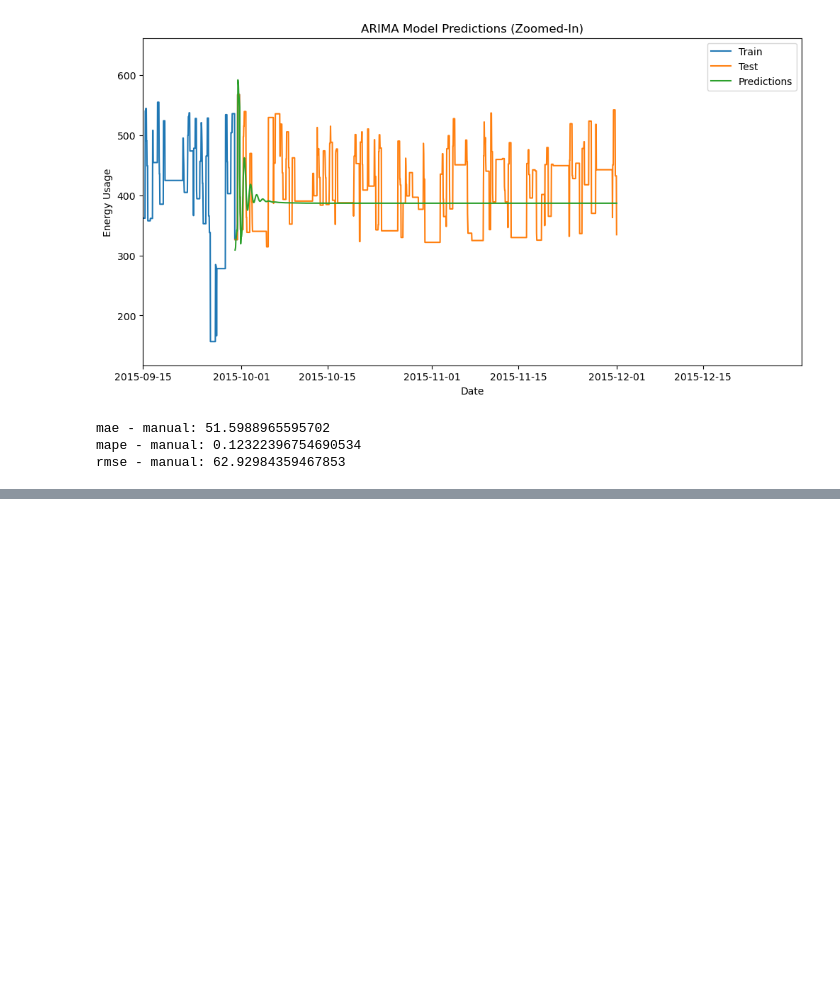
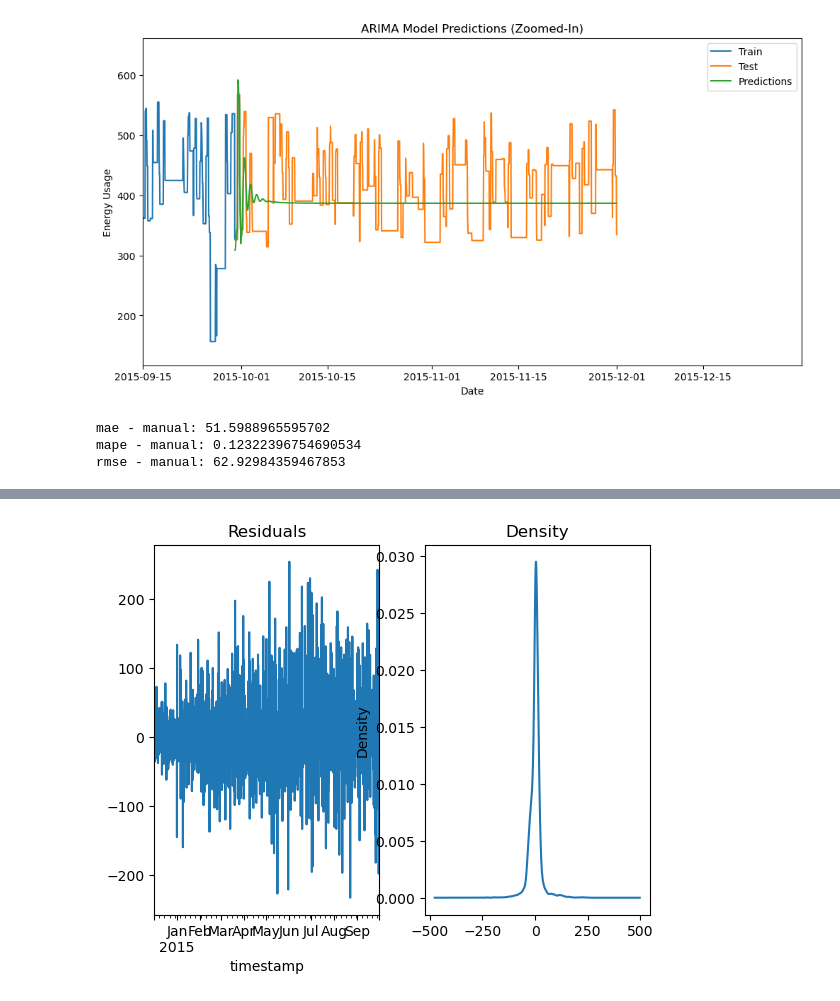
Before and after one commit to climaco-sarmiento/my-phd-project, a Jupyter notebook: model-studies/ARIMA6.ipynb, the cells around one changed output, grey strips where cells are left out. Cells and saved outputs as stored; diff of their text form; code cells hidden in the pictures; blank space fills up the shorter version.

```diff
--- a/model-studies/ARIMA6.ipynb
+++ b/model-studies/ARIMA6.ipynb
@@ -185,0 +213,12 @@ Performing stepwise search to minimize aic
+# %%
+from statsmodels.tsa.statespace.sarimax import SARIMAX
+
+# Create the SARIMAX model with the desired order and seasonal_order
+model = SARIMAX(train, order=(2, 0, 0), seasonal_order=(1, 0, 2, 24))
+
+# Fit the SARIMAX model with the selected parameters and initial values
+fitted_model = model.fit(start_params=[0.1, 0.1, 0.1, 0.1, 0.1, 0.1, 0.1])
+fitted_model = model.fit(start_params=initial_params, method='Newton')
+
+# Print the model summary
+print(fitted_model.summary())
@@ -185,0 +274,9 @@ Performing stepwise search to minimize aic
+# %%
+# Evaluating the residuals
+residuals = fitted_model.resid[1:]
+fig, ax = plt.subplots(1,2)
+residuals.plot(title='Residuals', ax=ax[0])
+residuals.plot(title='Density', kind='kde', ax=ax[1])
+plt.show()
+# %% [output]
+[figure, added]
```
Also changed, not shown: parts of 6 cells of this notebook.
